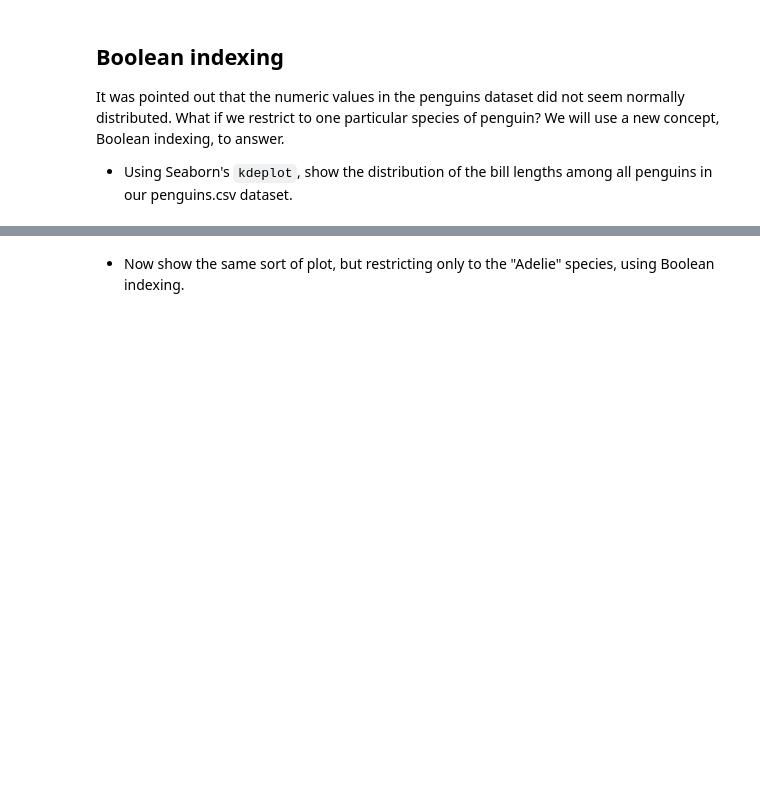
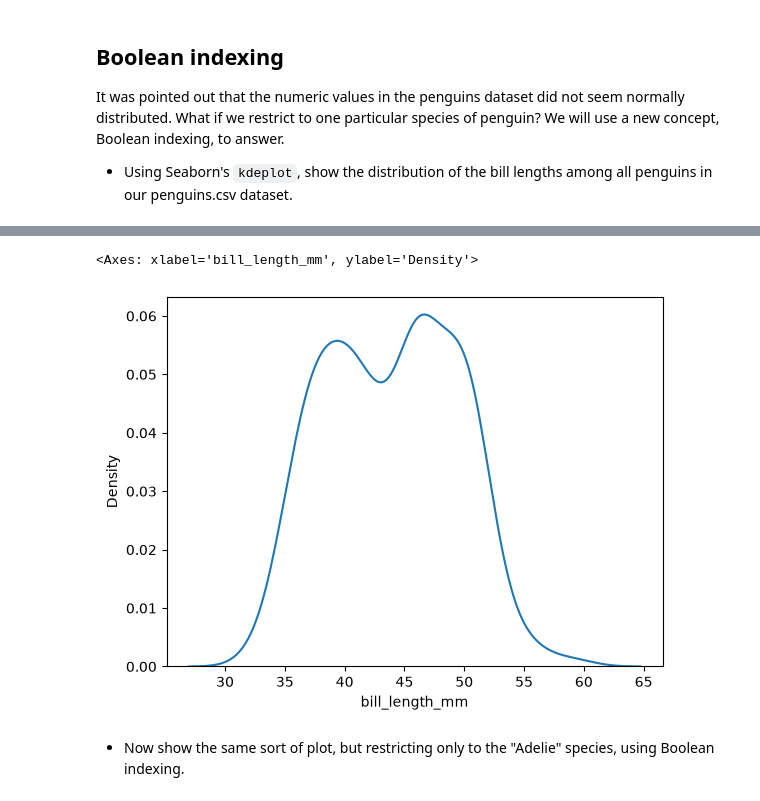
Before and after one commit to ChristopherDavisUCI/AISCI210-Unit0-GettingStarted, a Jupyter notebook: Week3-Tuesday.ipynb, the cells around one changed output, grey strips where cells are left out. Drawn from its saved outputs; the diff is of its cells as text; code cells hidden in the pictures; blank space fills up the shorter version.

```diff
--- a/Week3-Tuesday.ipynb
+++ b/Week3-Tuesday.ipynb
@@ -23,2 +181,7 @@ It was pointed out that the numeric values in the penguins dataset did not seem
+# %%
+sns.kdeplot(x = "bill_length_mm", data = df)
+# %% [output]
+<Axes: xlabel='bill_length_mm', ylabel='Density'>
+[figure, added]
 # %% [markdown]
 * Now show the same sort of plot, but restricting only to the "Adelie" species, using Boolean indexing.
```
Also changed, not shown: parts of 35 cells of this notebook.
